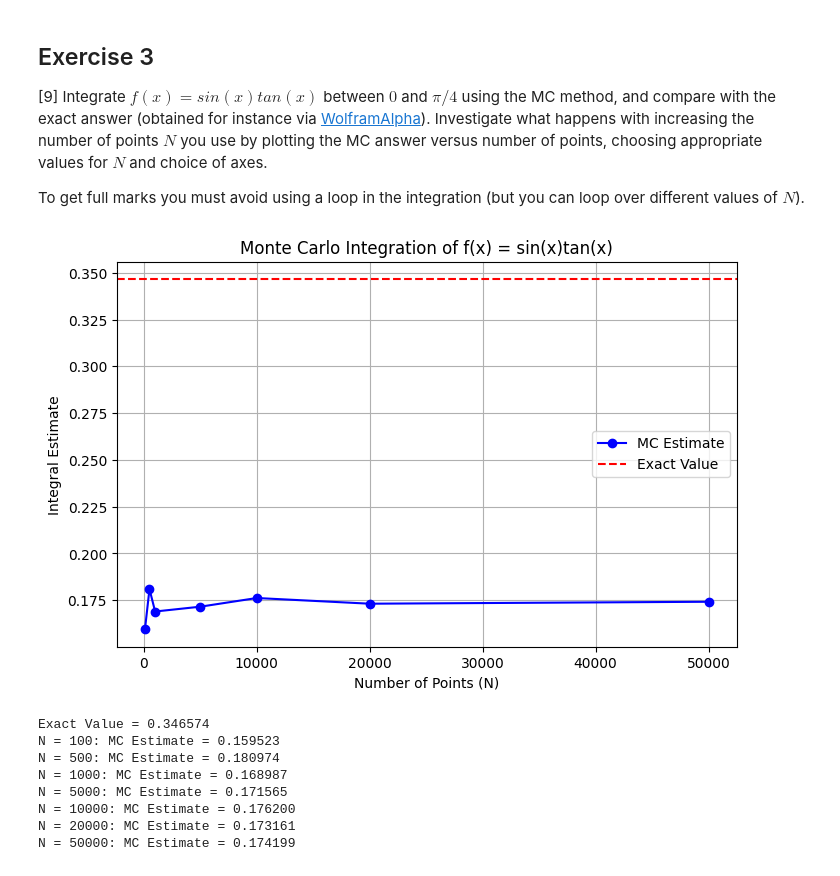
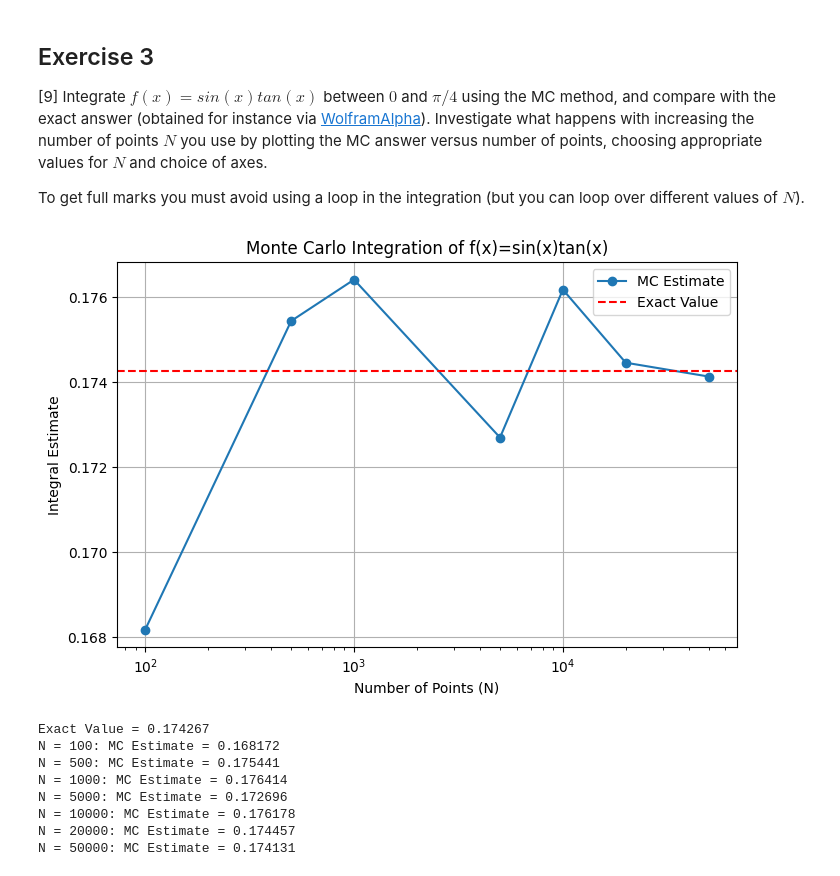
Before and after one commit to PX2145-2025/week-6-b-becca123427, a Jupyter notebook: monte_carlo.ipynb, the cells around one changed output. Cells and saved outputs as stored; diff of their text form; code cells hidden in the pictures.

```diff
--- a/monte_carlo.ipynb
+++ b/monte_carlo.ipynb
@@ -295,54 +271,43 @@ For loop π estimate: 3.13848, Time: 0.18062 s
 
  To get full marks you must avoid using a loop in the integration (but you can loop over different values of $N$).
 # %%
-import numpy as np
-from numpy.random import random, normal, seed
-import matplotlib.pyplot as plt
-
 import numpy as np
 import matplotlib.pyplot as plt
 
-# Function to integrate
+# Function and bounds
 f = lambda x: np.sin(x) * np.tan(x)
+a, b = 0, np.pi / 4
+exact_value = 0.1742668058329955  # Exact integral
 
-# Integration bounds
-a, b = 0, np.pi / 4
+# N values to test
+N_values = np.array([100, 500, 1000, 5000, 10000, 20000, 50000])
 
-# Exact value (from WolframAlpha)
-exact_value = 0.5 * np.log(2)
-
-# Different N values
-N_values = [100, 500, 1000, 5000, 10000, 20000, 50000]
-mc_estimates = []
-
-# Monte Carlo integration for each N
-for N in N_values:
-    x = np.random.uniform(a, b, N)  # Vectorized random sampling
-    mc_integral = (b - a) * np.mean(f(x))  # MC estimate
-    mc_estimates.append(mc_integral)
+# Vectorized Monte Carlo estimates for all N
+mc_estimates = [(b - a) * np.mean(f(np.random.uniform(a, b, N))) for N in N_values]
 
 # Plot MC estimate vs N
 plt.figure(figsize=(8, 5))
-plt.plot(N_values, mc_estimates, 'bo-', label='MC Estimate')
+plt.plot(N_values, mc_estimates, 'o-', label='MC Estimate')
 plt.axhline(y=exact_value, color='r', linestyle='--', label='Exact Value')
+plt.xscale('log')  # Log scale for N
 plt.xlabel('Number of Points (N)')
 plt.ylabel('Integral Estimate')
-plt.title('Monte Carlo Integration of f(x) = sin(x)tan(x)')
+plt.title('Monte Carlo Integration of f(x)=sin(x)tan(x)')
 plt.legend()
 plt.grid(True)
 plt.show()
 
 # Print results
 print(f"Exact Value = {exact_value:.6f}")
 for N, estimate in zip(N_values, mc_estimates):
     print(f"N = {N}: MC Estimate = {estimate:.6f}")
 # %% [output]
-[figure, old version]
+[figure, new version]
-Exact Value = 0.346574
-N = 100: MC Estimate = 0.159523
-N = 500: MC Estimate = 0.180974
-N = 1000: MC Estimate = 0.168987
-N = 5000: MC Estimate = 0.171565
-N = 10000: MC Estimate = 0.176200
-N = 20000: MC Estimate = 0.173161
-N = 50000: MC Estimate = 0.174199
+Exact Value = 0.174267
+N = 100: MC Estimate = 0.168172
+N = 500: MC Estimate = 0.175441
+N = 1000: MC Estimate = 0.176414
+N = 5000: MC Estimate = 0.172696
+N = 10000: MC Estimate = 0.176178
+N = 20000: MC Estimate = 0.174457
+N = 50000: MC Estimate = 0.174131
```
Also changed, not shown: parts of 14 cells of this notebook.
